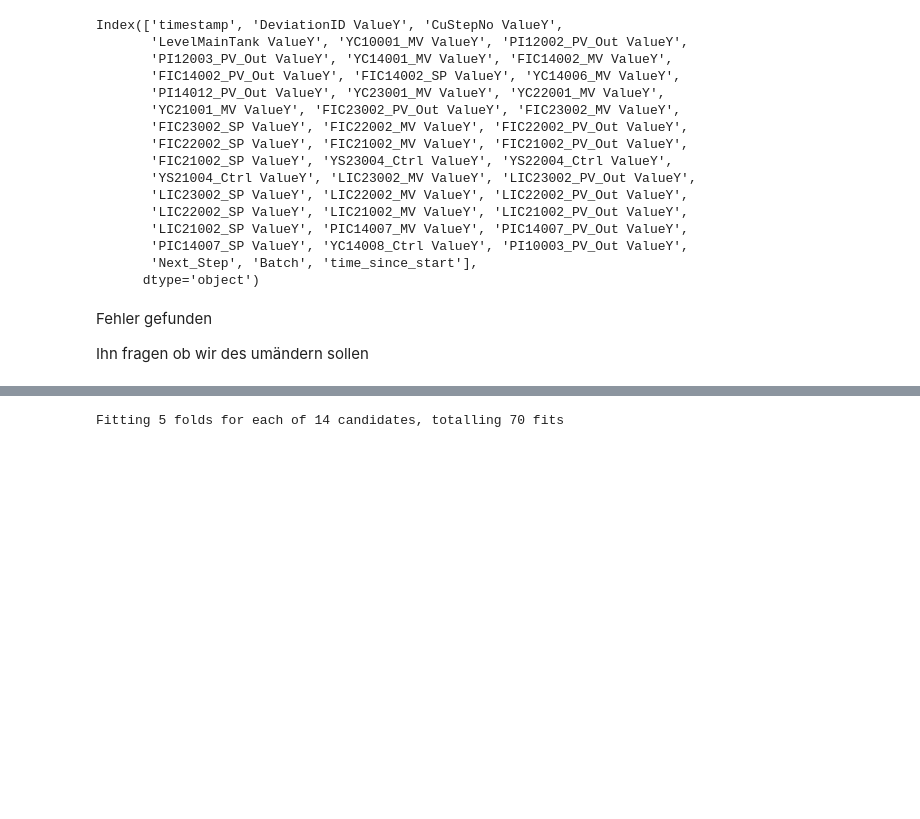
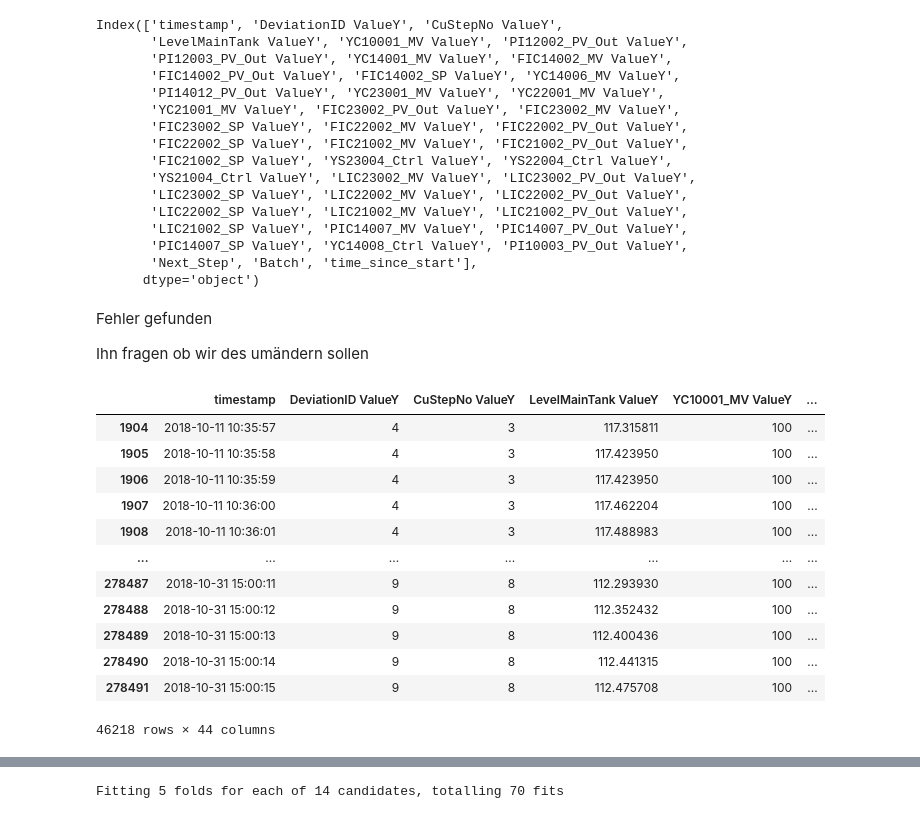
Before and after one commit to P-AEL/Analyse_von_Prozessdaten, a Jupyter notebook: Paul/Start.ipynb, the cells around one changed output, grey strips where cells are left out. Cells and saved outputs as stored; diff of their text form; code cells hidden in the pictures; blank space fills up the shorter version.

```diff
--- a/Paul/Start.ipynb
+++ b/Paul/Start.ipynb
@@ -309,3 +242,19 @@ Index(['timestamp', 'DeviationID ValueY', 'CuStepNo ValueY',
 Fehler gefunden
 
 Ihn fragen ob wir des umändern sollen
+# %%
+df_new[(df_new["Batch"] == 0)&(df_new["DeviationID ValueY"] != 1)]
+# %% [output]
+|  | timestamp | DeviationID ValueY | CuStepNo ValueY | LevelMainTank ValueY | YC10001_MV ValueY | ... |
+| 1904 | 2018-10-11 10:35:57 | 4 | 3 | 117.315811 | 100 | ... |
+| 1905 | 2018-10-11 10:35:58 | 4 | 3 | 117.423950 | 100 | ... |
+| 1906 | 2018-10-11 10:35:59 | 4 | 3 | 117.423950 | 100 | ... |
+| 1907 | 2018-10-11 10:36:00 | 4 | 3 | 117.462204 | 100 | ... |
+| 1908 | 2018-10-11 10:36:01 | 4 | 3 | 117.488983 | 100 | ... |
+| ... | ... | ... | ... | ... | ... | ... |
+| 278487 | 2018-10-31 15:00:11 | 9 | 8 | 112.293930 | 100 | ... |
+| 278488 | 2018-10-31 15:00:12 | 9 | 8 | 112.352432 | 100 | ... |
+| 278489 | 2018-10-31 15:00:13 | 9 | 8 | 112.400436 | 100 | ... |
+| 278490 | 2018-10-31 15:00:14 | 9 | 8 | 112.441315 | 100 | ... |
+| 278491 | 2018-10-31 15:00:15 | 9 | 8 | 112.475708 | 100 | ... |
+46218 rows × 44 columns
```
Also changed, not shown: parts of 25 cells of this notebook.
